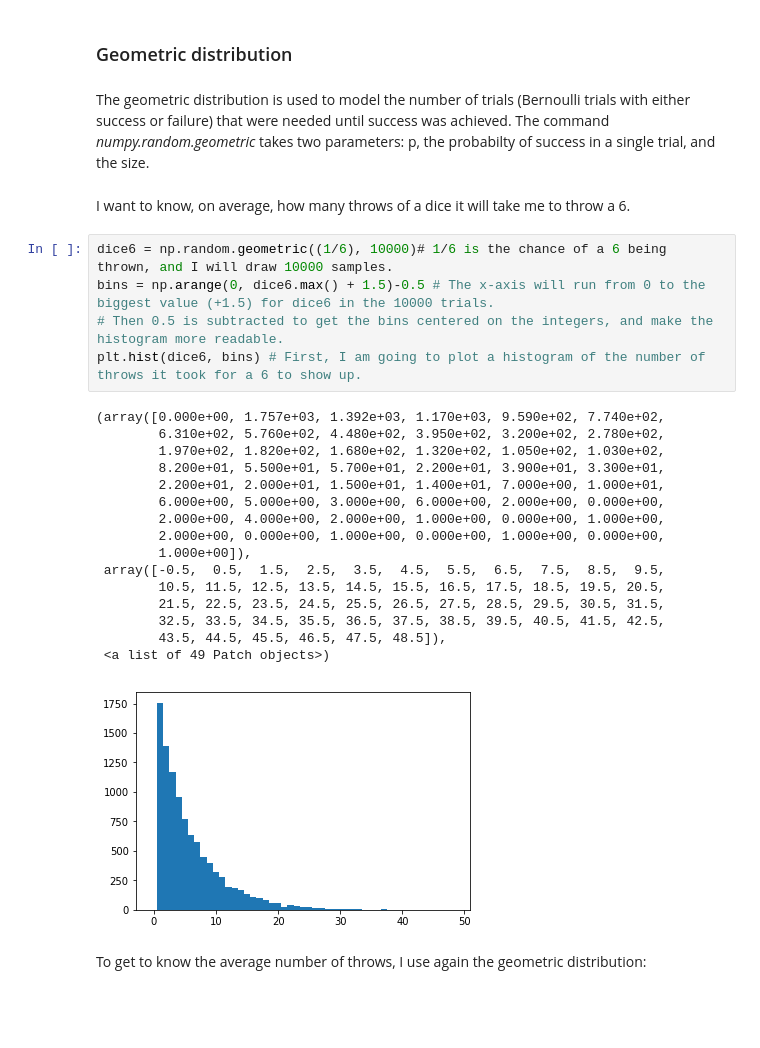
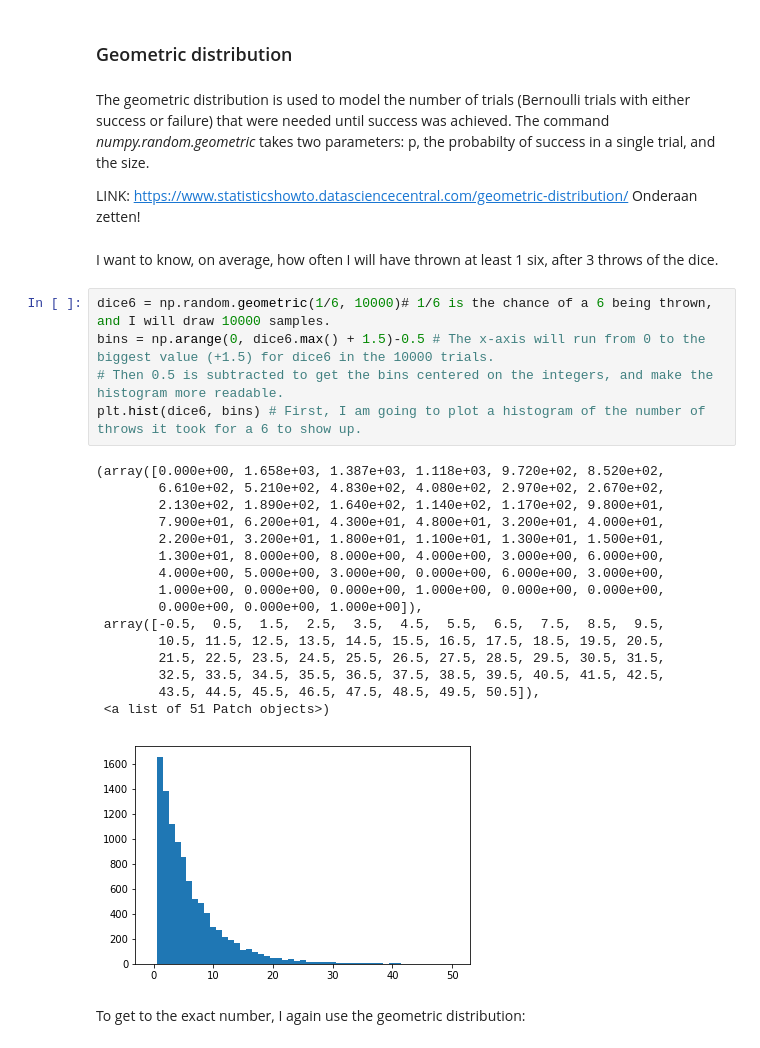
Before and after one commit to Ardvb/Numpy-random, a Jupyter notebook: Numpy-random.ipynb, the cells around one changed output. Drawn from its saved outputs; the diff is of its cells as text; blank space fills up the shorter version.

Commit message:
added last distribution and a few plots

```diff
--- a/Numpy-random.ipynb
+++ b/Numpy-random.ipynb
@@ -255,29 +272,31 @@ plt.hist(ge, bins)
 ### Geometric distribution
 # %% [markdown]
 The geometric distribution is used to model the number of trials (Bernoulli trials with either success or failure) that were needed until success was achieved. The command <em>numpy.random.geometric</em> takes two parameters: p, the probabilty of success in a single trial, and the size.
+
+LINK: https://www.statisticshowto.datasciencecentral.com/geometric-distribution/  Onderaan zetten!
 # %% [markdown]
-I want to know, on average, how many throws of a dice it will take me to throw a 6.
+I want to know, on average, how often I will have thrown at least 1 six, after 3 throws of the dice.
 # %%
-dice6 = np.random.geometric((1/6), 10000)# 1/6 is the chance of a 6 being thrown, and I will draw 10000 samples.
+dice6 = np.random.geometric(1/6, 10000)# 1/6 is the chance of a 6 being thrown, and I will draw 10000 samples.
 bins = np.arange(0, dice6.max() + 1.5)-0.5 # The x-axis will run from 0 to the biggest value (+1.5) for dice6 in the 10000 trials.
 # Then 0.5 is subtracted to get the bins centered on the integers, and make the histogram more readable.
 plt.hist(dice6, bins) # First, I am going to plot a histogram of the number of throws it took for a 6 to show up.
 # %% [output]
-(array([0.000e+00, 1.757e+03, 1.392e+03, 1.170e+03, 9.590e+02, 7.740e+02,
-        6.310e+02, 5.760e+02, 4.480e+02, 3.950e+02, 3.200e+02, 2.780e+02,
-        1.970e+02, 1.820e+02, 1.680e+02, 1.320e+02, 1.050e+02, 1.030e+02,
-        8.200e+01, 5.500e+01, 5.700e+01, 2.200e+01, 3.900e+01, 3.300e+01,
-        2.200e+01, 2.000e+01, 1.500e+01, 1.400e+01, 7.000e+00, 1.000e+01,
-        6.000e+00, 5.000e+00, 3.000e+00, 6.000e+00, 2.000e+00, 0.000e+00,
-        2.000e+00, 4.000e+00, 2.000e+00, 1.000e+00, 0.000e+00, 1.000e+00,
-        2.000e+00, 0.000e+00, 1.000e+00, 0.000e+00, 1.000e+00, 0.000e+00,
-        1.000e+00]),
+(array([0.000e+00, 1.658e+03, 1.387e+03, 1.118e+03, 9.720e+02, 8.520e+02,
+        6.610e+02, 5.210e+02, 4.830e+02, 4.080e+02, 2.970e+02, 2.670e+02,
+        2.130e+02, 1.890e+02, 1.640e+02, 1.140e+02, 1.170e+02, 9.800e+01,
+        7.900e+01, 6.200e+01, 4.300e+01, 4.800e+01, 3.200e+01, 4.000e+01,
+        2.200e+01, 3.200e+01, 1.800e+01, 1.100e+01, 1.300e+01, 1.500e+01,
+        1.300e+01, 8.000e+00, 8.000e+00, 4.000e+00, 3.000e+00, 6.000e+00,
+        4.000e+00, 5.000e+00, 3.000e+00, 0.000e+00, 6.000e+00, 3.000e+00,
+        1.000e+00, 0.000e+00, 0.000e+00, 1.000e+00, 0.000e+00, 0.000e+00,
+        0.000e+00, 0.000e+00, 1.000e+00]),
  array([-0.5,  0.5,  1.5,  2.5,  3.5,  4.5,  5.5,  6.5,  7.5,  8.5,  9.5,
         10.5, 11.5, 12.5, 13.5, 14.5, 15.5, 16.5, 17.5, 18.5, 19.5, 20.5,
         21.5, 22.5, 23.5, 24.5, 25.5, 26.5, 27.5, 28.5, 29.5, 30.5, 31.5,
         32.5, 33.5, 34.5, 35.5, 36.5, 37.5, 38.5, 39.5, 40.5, 41.5, 42.5,
-        43.5, 44.5, 45.5, 46.5, 47.5, 48.5]),
- <a list of 49 Patch objects>)
+        43.5, 44.5, 45.5, 46.5, 47.5, 48.5, 49.5, 50.5]),
+ <a list of 51 Patch objects>)
-[figure, old version]
+[figure, new version]
 # %% [markdown]
-To get to know the average number of throws, I use again the geometric distribution:
+To get to the exact number, I again use the geometric distribution:
```
Also changed, not shown: parts of 24 cells of this notebook.
